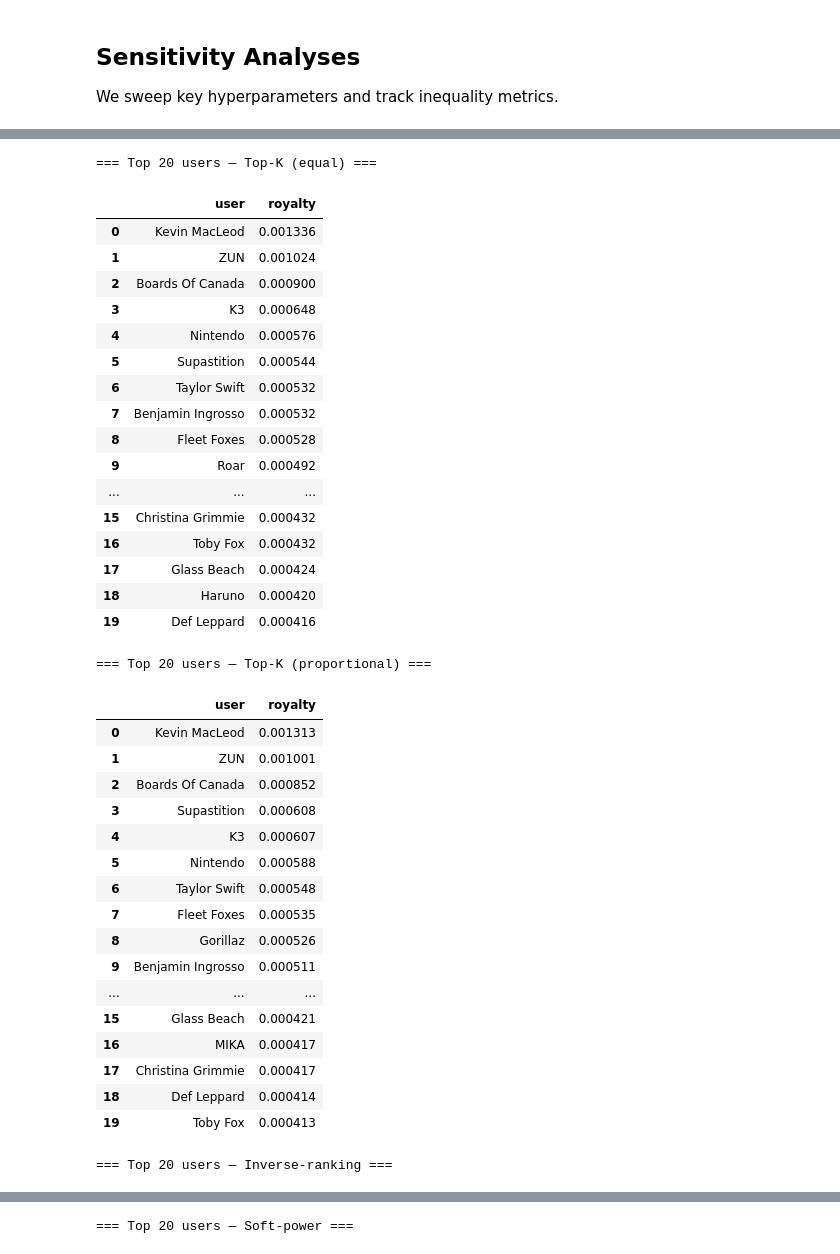
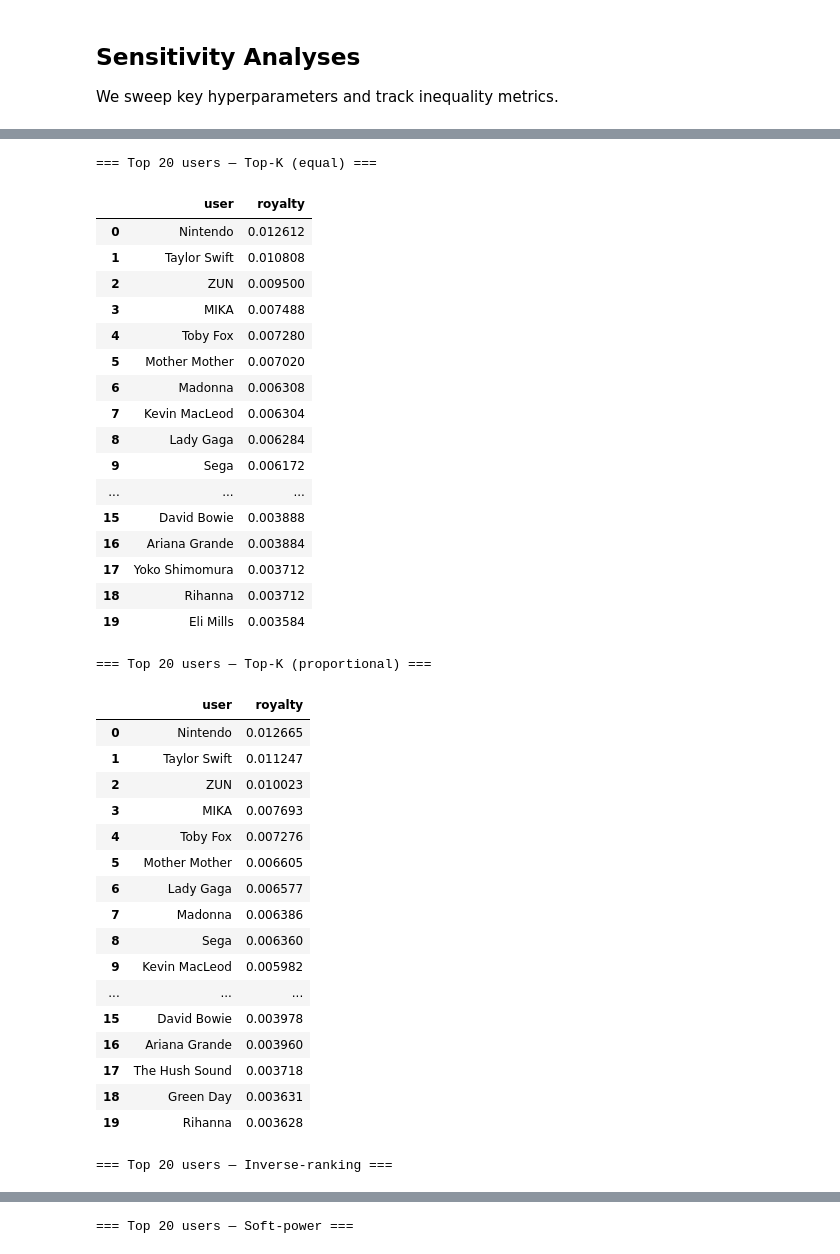
Before and after one commit to jxbb824/anticipation, a Jupyter notebook: royalty_allocation_influence.ipynb, the cells around one changed output, grey strips where cells are left out. Saved outputs shown, nothing was run; the diff lists cells and outputs as text; code cells hidden in the pictures.

```diff
--- a/royalty_allocation_influence.ipynb
+++ b/royalty_allocation_influence.ipynb
@@ -51,7 +51,7 @@ N_GEN = 500
 #   'shift'    : shift by global min so the minimum becomes 0
 #   'absolute' : use absolute values
 #   'raw'      : use raw influences as-is
-PREPROCESS = "shift"
+PREPROCESS = "positive"
 
 # Optional: weights per generated sample (e.g., by importance). If None, all equal.
 SAMPLE_WEIGHTS = None  # torch.Tensor of shape [N_GEN] or None
@@ -338,7 +338,7 @@ import warnings
 
 TRAIN_PATH = "/home/xiruij/anticipation/datasets/finetune/train_v2.txt"
 META_CSV = "/home/xiruij/anticipation/tt_data_hashed.csv"
-ID_COL = "id"           # column name in META_CSV holding hashed id
+ID_COL = "ID"           # column name in META_CSV holding hashed id
 USER_COL = "artist"     # treat artist as username per sample
 
 # 1) Parse training sample ids: last whitespace-separated token per line
@@ -381,66 +381,66 @@ if num_missing > 0:
     warnings.warn(
         f"{num_missing} / {len(train_ids)} training ids not found in metadata. Examples: {missing_examples}"
     )
 
 users = pd.Series(users, name="user")
 
 # 4) Convert per-training-point royalty vectors to DataFrame
 # 'results' dict exists from previous cells: { method: { 'p': tensor, 'metrics': ... } }
 royalty_frames = {}
 for method_name, obj in results.items():
     p = obj["p"].detach().cpu().numpy()
     df = pd.DataFrame({"id": train_ids.values, "user": users.values, "royalty": p})
     royalty_frames[method_name] = df
 
 # 5) Aggregate by user (ignoring missing users)
 user_aggregates = {}
 for method_name, df in royalty_frames.items():
     agg = df.dropna(subset=["user"]).groupby("user", as_index=False)["royalty"].sum()
     agg.sort_values("royalty", ascending=False, inplace=True)
     agg.reset_index(drop=True, inplace=True)
     user_aggregates[method_name] = agg
 
 # 6) Display top users per method
 TOP_N = 20
 for method_name, agg in user_aggregates.items():
     print(f"\n=== Top {TOP_N} users — {method_name} ===")
     display(agg.head(TOP_N))
 # %% [output]
 === Top 20 users — Top-K (equal) ===
 |  | user | royalty |
-| 0 | Kevin MacLeod | 0.001336 |
-| 1 | ZUN | 0.001024 |
-| 2 | Boards Of Canada | 0.000900 |
-| 3 | K3 | 0.000648 |
-| 4 | Nintendo | 0.000576 |
-| 5 | Supastition | 0.000544 |
-| 6 | Taylor Swift | 0.000532 |
-| 7 | Benjamin Ingrosso | 0.000532 |
-| 8 | Fleet Foxes | 0.000528 |
-| 9 | Roar | 0.000492 |
+| 0 | Nintendo | 0.012612 |
+| 1 | Taylor Swift | 0.010808 |
+| 2 | ZUN | 0.009500 |
+| 3 | MIKA | 0.007488 |
+| 4 | Toby Fox | 0.007280 |
+| 5 | Mother Mother | 0.007020 |
+| 6 | Madonna | 0.006308 |
+| 7 | Kevin MacLeod | 0.006304 |
+| 8 | Lady Gaga | 0.006284 |
+| 9 | Sega | 0.006172 |
 | ... | ... | ... |
-| 15 | Christina Grimmie | 0.000432 |
-| 16 | Toby Fox | 0.000432 |
-| 17 | Glass Beach | 0.000424 |
-| 18 | Haruno | 0.000420 |
-| 19 | Def Leppard | 0.000416 |
+| 15 | David Bowie | 0.003888 |
+| 16 | Ariana Grande | 0.003884 |
+| 17 | Yoko Shimomura | 0.003712 |
+| 18 | Rihanna | 0.003712 |
+| 19 | Eli Mills | 0.003584 |
 === Top 20 users — Top-K (proportional) ===
 |  | user | royalty |
-| 0 | Kevin MacLeod | 0.001313 |
-| 1 | ZUN | 0.001001 |
-| 2 | Boards Of Canada | 0.000852 |
-| 3 | Supastition | 0.000608 |
-| 4 | K3 | 0.000607 |
-| 5 | Nintendo | 0.000588 |
-| 6 | Taylor Swift | 0.000548 |
-| 7 | Fleet Foxes | 0.000535 |
-| 8 | Gorillaz | 0.000526 |
-| 9 | Benjamin Ingrosso | 0.000511 |
+| 0 | Nintendo | 0.012665 |
+| 1 | Taylor Swift | 0.011247 |
+| 2 | ZUN | 0.010023 |
+| 3 | MIKA | 0.007693 |
+| 4 | Toby Fox | 0.007276 |
+| 5 | Mother Mother | 0.006605 |
+| 6 | Lady Gaga | 0.006577 |
+| 7 | Madonna | 0.006386 |
+| 8 | Sega | 0.006360 |
+| 9 | Kevin MacLeod | 0.005982 |
 | ... | ... | ... |
-| 15 | Glass Beach | 0.000421 |
-| 16 | MIKA | 0.000417 |
-| 17 | Christina Grimmie | 0.000417 |
-| 18 | Def Leppard | 0.000414 |
-| 19 | Toby Fox | 0.000413 |
+| 15 | David Bowie | 0.003978 |
+| 16 | Ariana Grande | 0.003960 |
+| 17 | The Hush Sound | 0.003718 |
+| 18 | Green Day | 0.003631 |
+| 19 | Rihanna | 0.003628 |
 === Top 20 users — Inverse-ranking ===
 |  | user | royalty |
```
Also changed, not shown: parts of 24 cells of this notebook, 22 other files.
